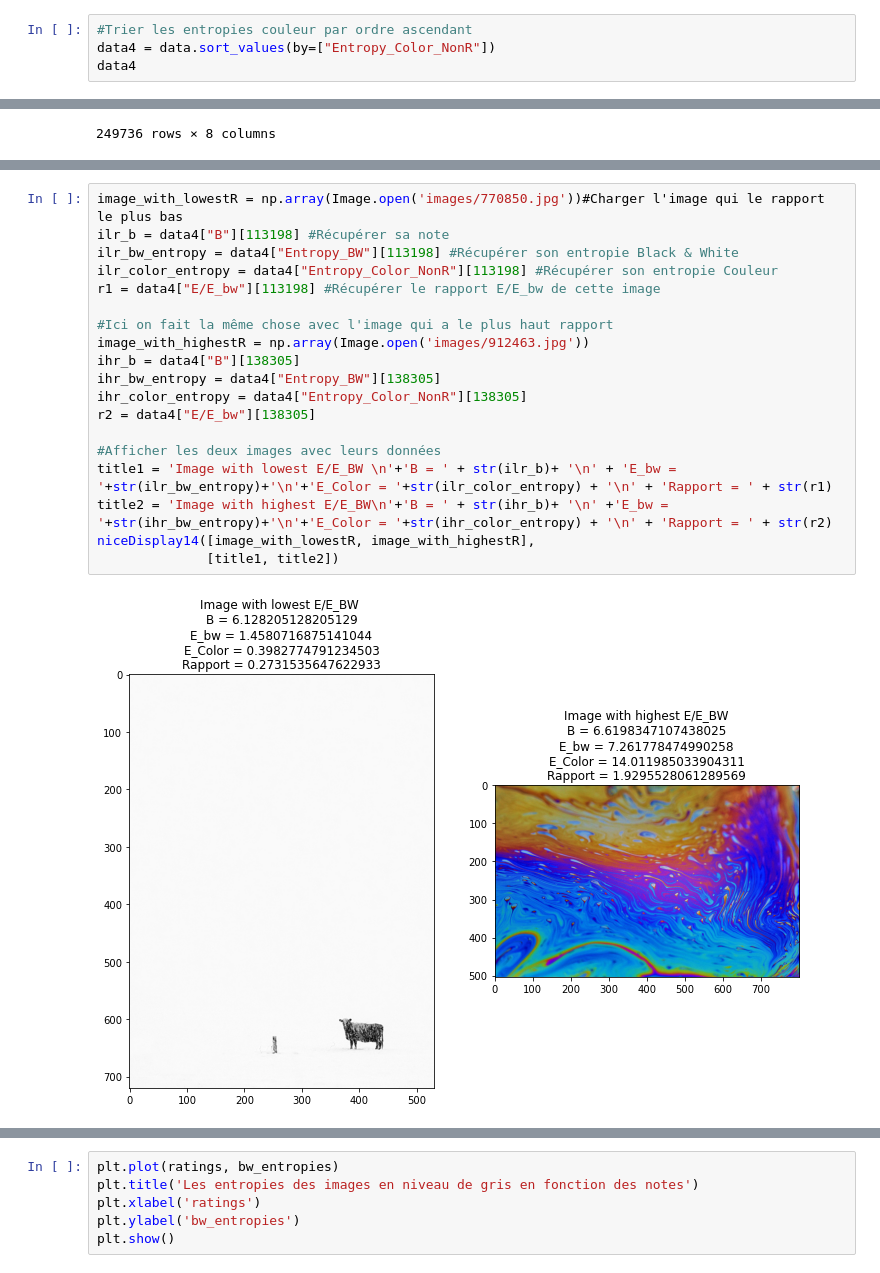
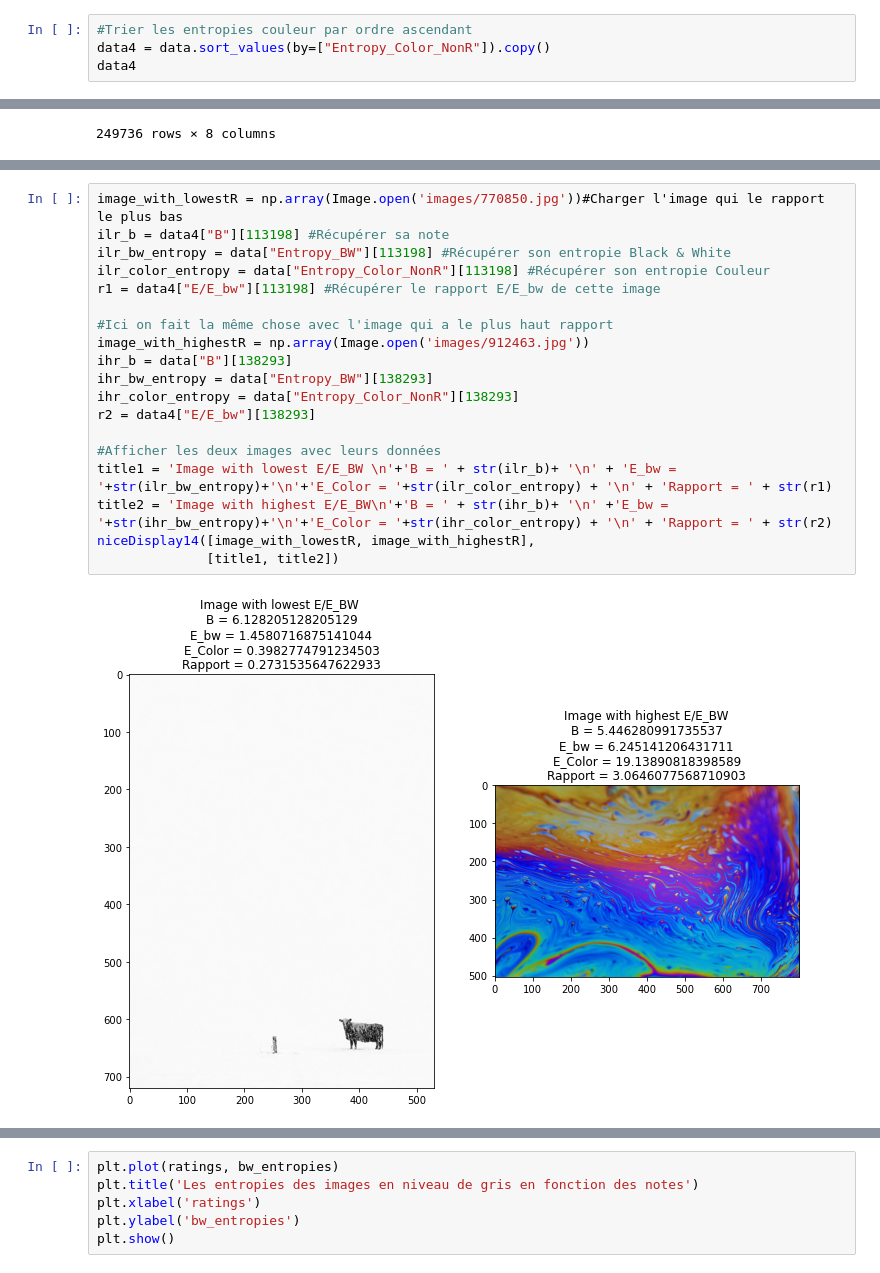
Before and after one commit to JoeBens/Entropy-Project, a Jupyter notebook: PIMA/Rapport.ipynb, the cells around one changed output, grey strips where cells are left out. Cells and saved outputs as stored; diff of their text form.

```diff
--- a/PIMA/Rapport.ipynb
+++ b/PIMA/Rapport.ipynb
@@ -182,6 +196,6 @@ niceDisplay14([image_with_lowestEbw, image_with_highestEbw],
 # %%
 #Trier les entropies couleur par ordre ascendant
-data4 = data.sort_values(by=["Entropy_Color_NonR"])
+data4 = data.sort_values(by=["Entropy_Color_NonR"]).copy()
 data4
 # %% [output]
 |  | ID | Tag1 | Tag2 | B | Entropy_Color | Entropy_BW | E/E_bw | Entropy_Color_NonR |
@@ -239,21 +253,21 @@ data5
 # %%
 image_with_lowestR = np.array(Image.open('images/770850.jpg'))#Charger l'image qui le rapport le plus bas
 ilr_b = data4["B"][113198] #Récupérer sa note
-ilr_bw_entropy = data4["Entropy_BW"][113198] #Récupérer son entropie Black & White
-ilr_color_entropy = data4["Entropy_Color_NonR"][113198] #Récupérer son entropie Couleur
+ilr_bw_entropy = data["Entropy_BW"][113198] #Récupérer son entropie Black & White
+ilr_color_entropy = data["Entropy_Color_NonR"][113198] #Récupérer son entropie Couleur
 r1 = data4["E/E_bw"][113198] #Récupérer le rapport E/E_bw de cette image
 
 #Ici on fait la même chose avec l'image qui a le plus haut rapport
 image_with_highestR = np.array(Image.open('images/912463.jpg'))
-ihr_b = data4["B"][138305]
-ihr_bw_entropy = data4["Entropy_BW"][138305]
-ihr_color_entropy = data4["Entropy_Color_NonR"][138305]
-r2 = data4["E/E_bw"][138305]
+ihr_b = data["B"][138293]
+ihr_bw_entropy = data["Entropy_BW"][138293]
+ihr_color_entropy = data["Entropy_Color_NonR"][138293]
+r2 = data4["E/E_bw"][138293]
 
 #Afficher les deux images avec leurs données
 title1 = 'Image with lowest E/E_BW \n'+'B = ' + str(ilr_b)+ '\n' + 'E_bw = '+str(ilr_bw_entropy)+'\n'+'E_Color = '+str(ilr_color_entropy) + '\n' + 'Rapport = ' + str(r1)
 title2 = 'Image with highest E/E_BW\n'+'B = ' + str(ihr_b)+ '\n' +'E_bw = '+str(ihr_bw_entropy)+'\n'+'E_Color = '+str(ihr_color_entropy) + '\n' + 'Rapport = ' + str(r2)
 niceDisplay14([image_with_lowestR, image_with_highestR],
               [title1, title2])
 # %% [output]
-[figure, old version]
+[figure, new version]
```
Also changed, not shown: parts of 33 cells of this notebook.
